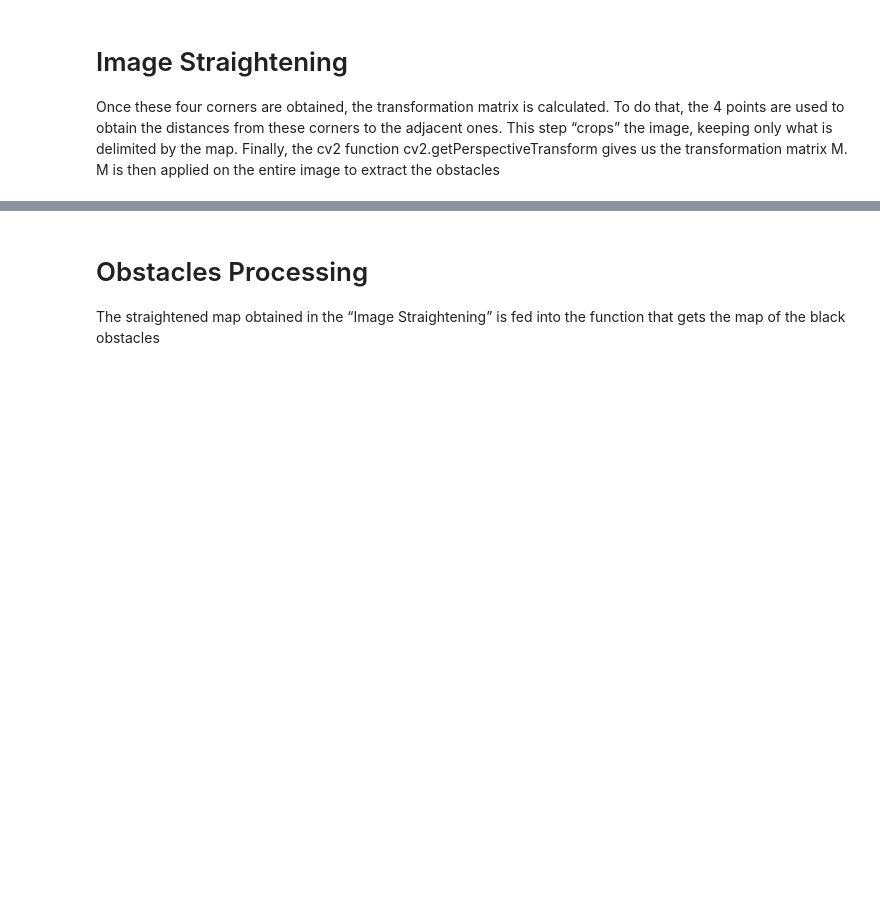
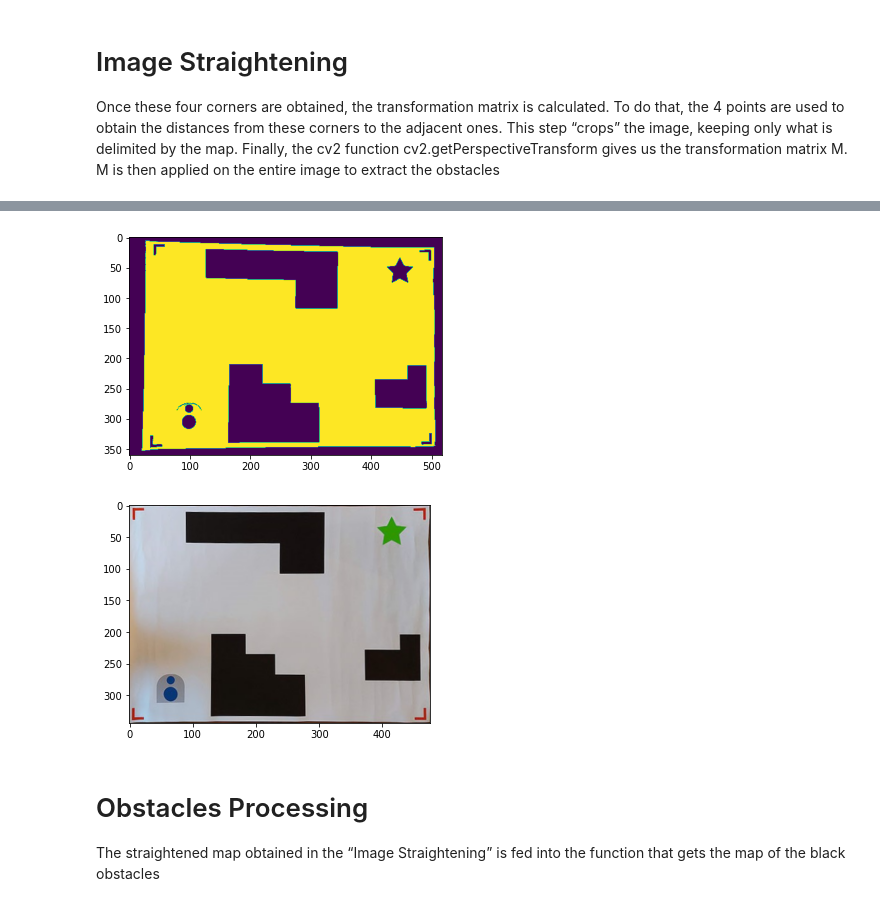
Before and after one commit to micht1/publicmobileRobotics, a Jupyter notebook: roboticsProject.ipynb, the cells around one changed output, grey strips where cells are left out. Cells and saved outputs as stored; diff of their text form; code cells hidden in the pictures; blank space fills up the shorter version.

Commit message:
Documentation vision

```diff
--- a/roboticsProject.ipynb
+++ b/roboticsProject.ipynb
@@ -457,10 +499,10 @@ def corner_detection(img,mask):
     method = cv2.TM_SQDIFF_NORMED # Method used for matching the template
     corner_location = np.zeros((4,2)) # Place holder for the location of the corners
     small_image = cv2.cvtColor(mask, cv2.COLOR_RGB2GRAY) # Convert to grayscale
-    _, large_image = cv2.threshold(large_image, 30, 255, cv2.THRESH_BINARY) # Get binary image
-    _, small_image = cv2.threshold(small_image, 30, 255, cv2.THRESH_BINARY) # Get binary image
+    _, large_image = cv2.threshold(large_image, 40, 255, cv2.THRESH_BINARY) # Get binary image
+    _, small_image = cv2.threshold(small_image, 40, 255, cv2.THRESH_BINARY) # Get binary image
     for i in range (0,4): # Do this 4 times, one time for each corner
-        result = cv2.matchTemplate(small_image, large_image, method) # Find the corner in the image
+        result = cv2.matchTemplate(large_image,small_image, method) # Find the corner in the image
         mn,_,mnLoc,_ = cv2.minMaxLoc(result) # Get the best match out of the results
         MPx,MPy = mnLoc # Extract the coordinates of the best match
         trows,tcols = small_image.shape[:2] # Get the size of the mask
@@ -476,8 +518,5 @@ def corner_detection(img,mask):
             corner_location[i,:] = [MPy+trows,MPx+tcols]
         else:
             corner_location[i,:] = [MPy+trows,MPx]
-    if Plot:
-        plt.imshow(large_image)
-        plt.show()
     corner_location = np.fliplr(corner_location) # Flip the array to get the requested shape
     return corner_location
@@ -517,7 +554,6 @@ def four_point_transform(img, pts):
     dimention_p = np.array([[0, 0],[Width - 1, 0],[Width - 1, Height - 1],[0, Height - 1]], dtype = "float32") # Get the location/dimension of the projection
     M = cv2.getPerspectiveTransform(four_points, dimention_p) # Get the transformation matrix
     img_straighten = cv2.warpPerspective(img, M, (Width, Height)) # Get the straighten image
-    if Plot:
-        plt.imshow(img_straighten)
-        plt.show()
+    plt.imshow(img_straighten)
+    plt.show()
     return img_straighten, M
@@ -526,3 +566,20 @@ def four_point_transform(img, pts):
+# %%
+# Run this to test the function
+threshold_bg = 130
+img = cv2.imread('documentation/ImagesForDocumentation/DocuMap.jpg')
+mask = cv2.imread('documentation/ImagesForDocumentation/CornerMask.JPG')
+img[:, :, [0, 2]] = img[:, :, [2, 0]]
+p2_1, p98_1 = np.percentile(img, (2, 98))
+img_res1 = exposure.rescale_intensity(img, in_range=(p2_1,p98_1))
+img1_gray = cv2.cvtColor(img_res1, cv2.COLOR_BGR2GRAY)
+output = bg_clustering(img1_gray, (50,50),threshold_bg)
+plt.imshow(output)
+plt.show()
+corner_location = corner_detection(output,mask)
+img_straighten, M = four_point_transform(img, corner_location) # Get the transformation matrix and the straightened img
+# %% [output]
+[figure, added]
+[figure, added]
 # %% [markdown]
 # Obstacles Processing
 The straightened map obtained in the “Image Straightening” is fed into the function that gets the map of the black obstacles
```
Also changed, not shown: parts of 15 cells of this notebook, 3 other files.
